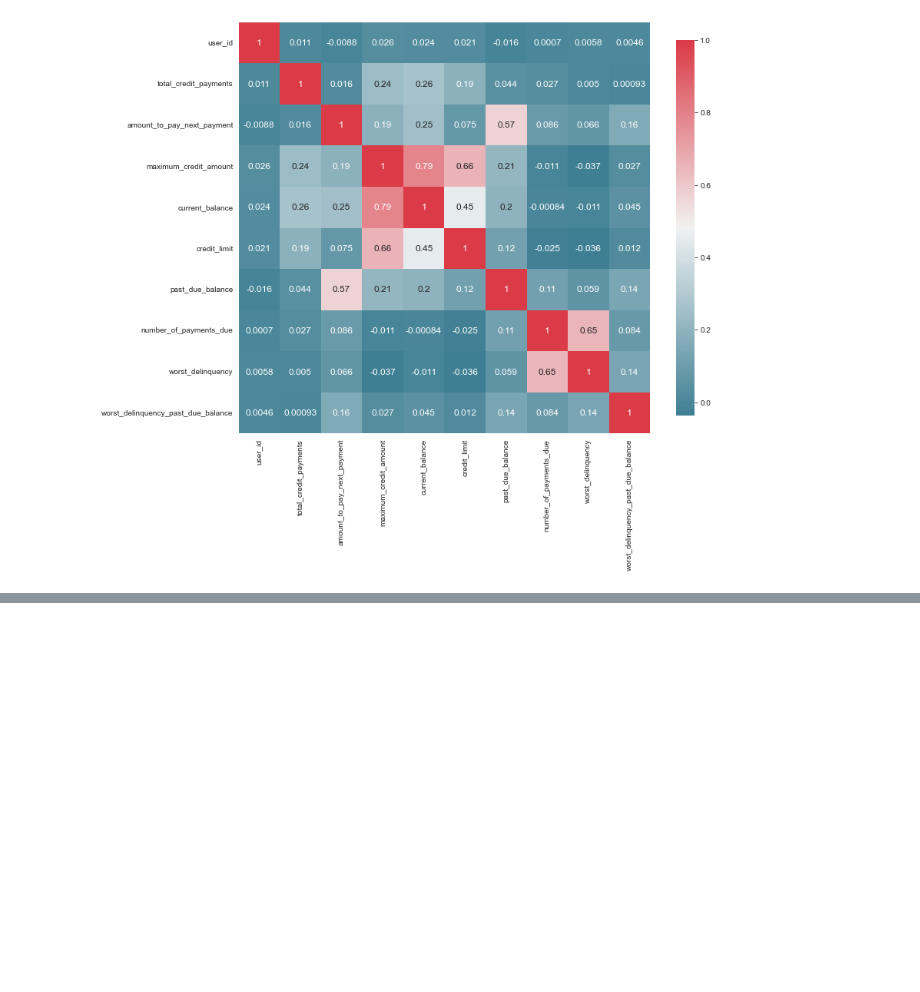
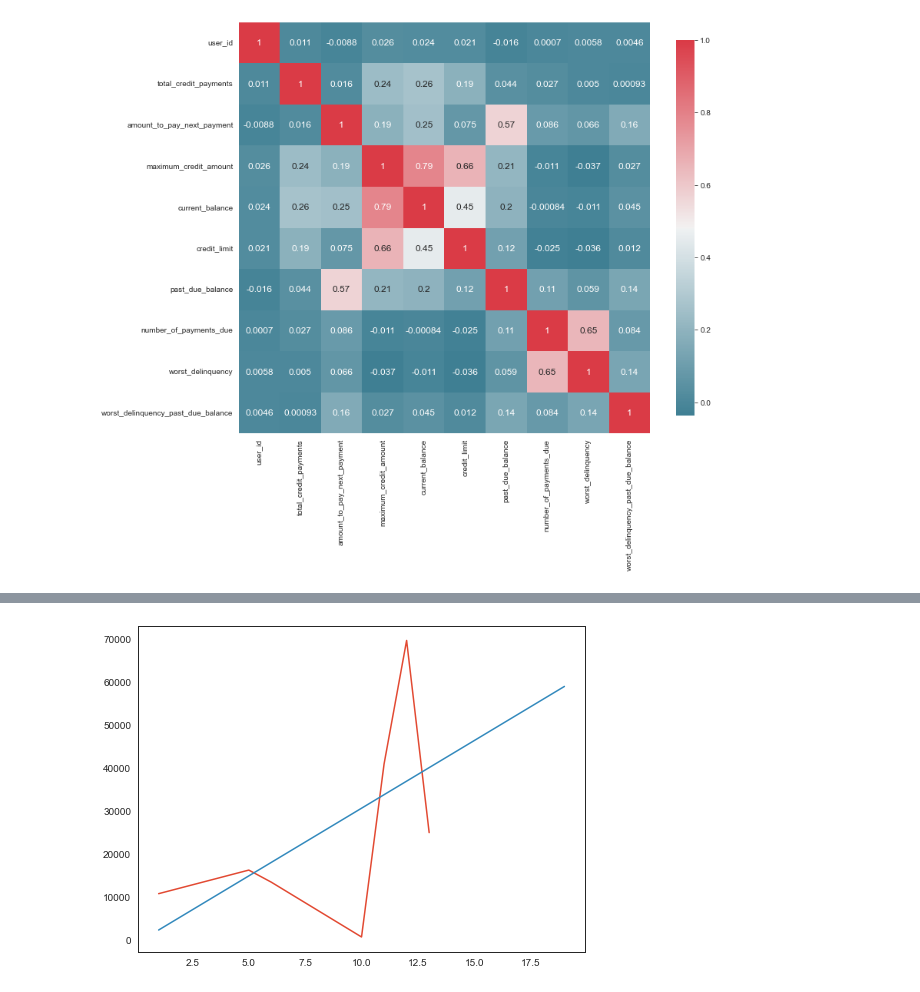
Before and after one commit to CarlosAlmazan/Konfio_DS_A, a Jupyter notebook: KDS_JCDA.ipynb, the cells around one changed output, grey strips where cells are left out. Drawn from its saved outputs; the diff is of its cells as text; code cells hidden in the pictures; blank space fills up the shorter version.

```diff
--- a/KDS_JCDA.ipynb
+++ b/KDS_JCDA.ipynb
@@ -303,0 +321,48 @@ a.shape
+# %%
+#OLS
+lr2_set.to_csv("OLS_data.csv",encoding='utf-8')
+"""
+Tomando como ejempplo los datos del usuario 6
+2004	10831
+2008	16304
+2009	13493
+2013	784
+2014	40928
+2015	69584
+2016	25000
+"""
+#2004,2008,2009,2013,2014,2015,2016
+six_x= np.array([1,5,6,10,11,12,13])
+six_y= np.array([10831,16304,13493,784,40928,69584,25000])
+six_xy= six_x*six_y
+six_x2= six_x*six_x
+six_y2= six_y*six_y
+
+six_x_sum=np.sum(six_x)
+six_y_sum=np.sum(six_y)
+six_xy_sum=np.sum(six_xy)
+six_x2_sum=np.sum(six_x2)
+six_y2_sum=np.sum(six_y2)
+
+six_x_prom=np.average(six_x)
+six_y_prom=np.average(six_y)
+
+#six_xy_sum-six_x[-1]
+six_b=(six_xy_sum-(six_x[-1]*six_x_prom*six_y_prom))/(six_x2_sum-(six_x[-1]*six_x_prom*six_x_prom))
+six_a=six_y_prom-(six_b*six_x_prom)
+
+six_x_pred=np.array([14,15,16,17,18,19])
+six_x_complete=np.concatenate((six_x,six_x_pred))
+
+yp= six_a+(six_b*six_x_complete)
+ypr=np.around(yp)
+ypr=ypr.astype(int)
+
+fig = plt.figure()
+ax1 = fig.add_subplot(111)
+
+ax1.plot(six_x,six_y)
+ax1.plot(six_x_complete, ypr)
+plt.show()
+# %% [output]
+[figure, added]
```
Also changed, not shown: parts of 3 cells of this notebook, 3 other files.
